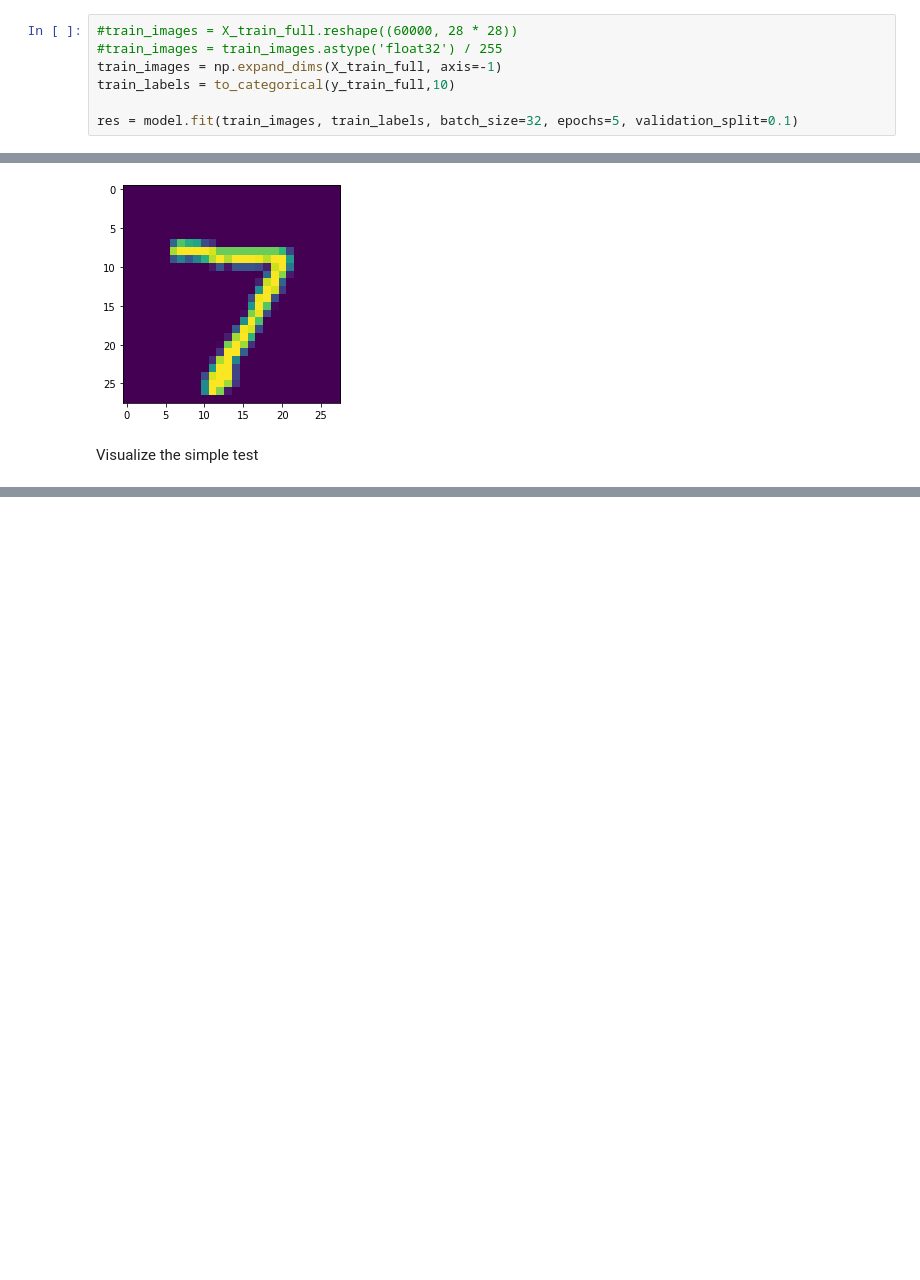
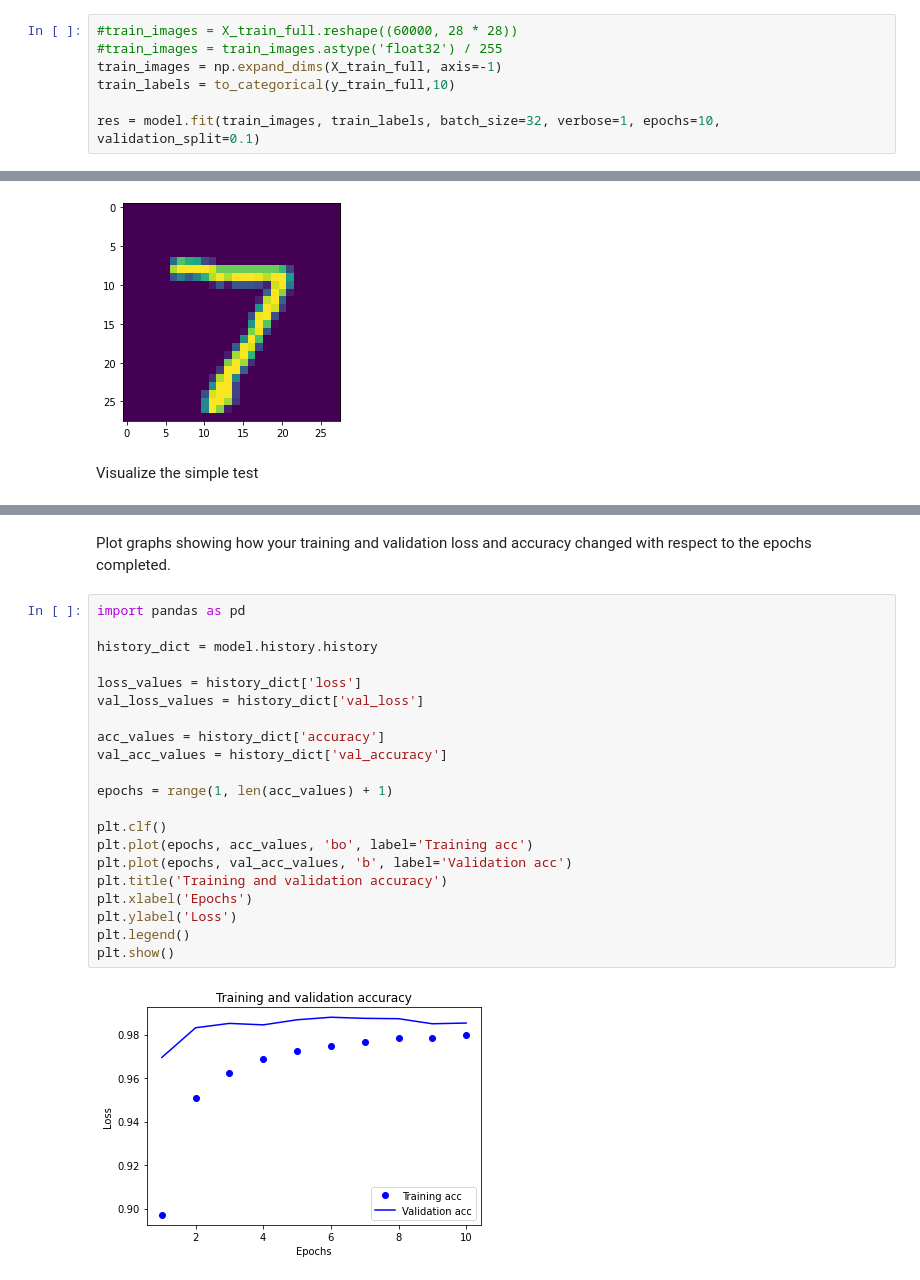
Before and after one commit to ogzugru/CNN-Start-Project, a Jupyter notebook: first.ipynb, the cells around one changed output, grey strips where cells are left out. Cells and saved outputs as stored; diff of their text form; blank space fills up the shorter version.

```diff
--- a/first.ipynb
+++ b/first.ipynb
@@ -98,5 +98,5 @@ Train the model
 train_images = np.expand_dims(X_train_full, axis=-1)
 train_labels = to_categorical(y_train_full,10)
 
-res = model.fit(train_images, train_labels, batch_size=32, epochs=5, validation_split=0.1)
+res = model.fit(train_images, train_labels, batch_size=32, verbose=1, epochs=10, validation_split=0.1)
 # %% [output]
@@ -159,0 +163,25 @@ plt.show()
+# %% [markdown]
+Plot graphs showing how your training and validation loss and accuracy changed with respect to the epochs completed.
+# %%
+import pandas as pd
+
+history_dict = model.history.history
+
+loss_values = history_dict['loss']
+val_loss_values = history_dict['val_loss']
+
+acc_values = history_dict['accuracy']
+val_acc_values = history_dict['val_accuracy']
+
+epochs = range(1, len(acc_values) + 1)
+
+plt.clf()
+plt.plot(epochs, acc_values, 'bo', label='Training acc')
+plt.plot(epochs, val_acc_values, 'b', label='Validation acc')
+plt.title('Training and validation accuracy')
+plt.xlabel('Epochs')
+plt.ylabel('Loss')
+plt.legend()
+plt.show()
+# %% [output]
+[figure, added]
```
Also changed, not shown: parts of 6 cells of this notebook, 2 other files.
